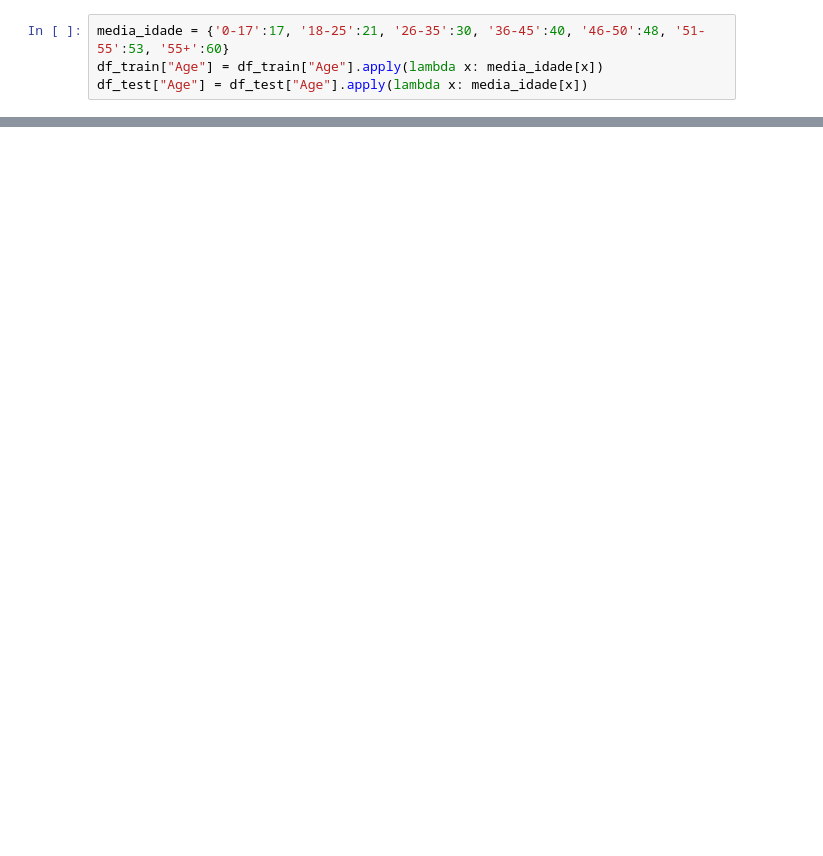
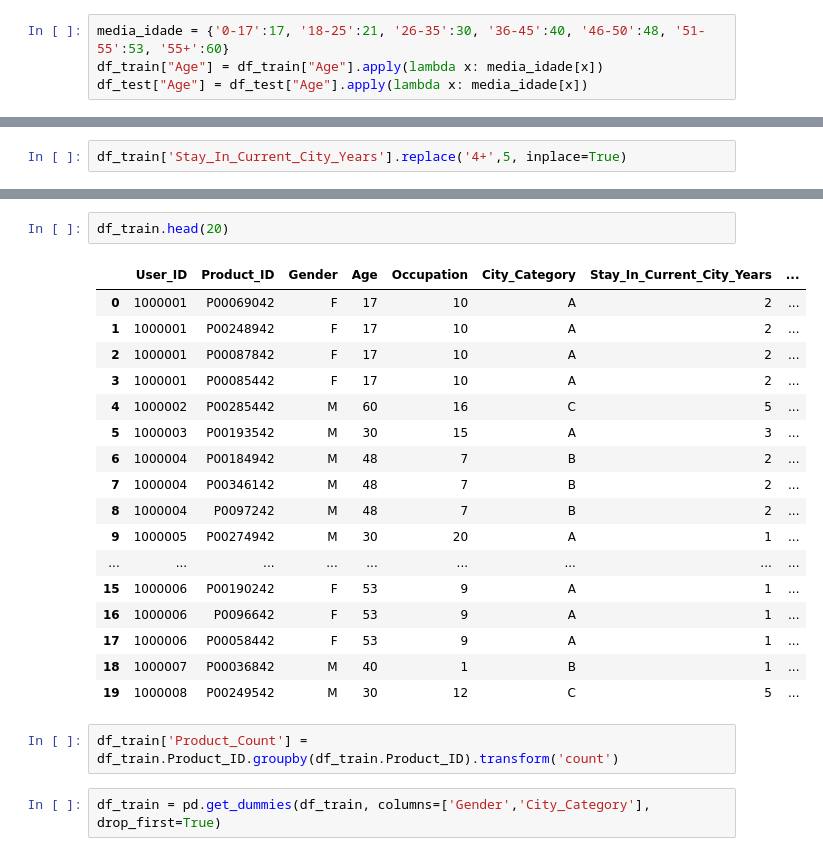
Before and after one commit to SauloCJ/Data_Science, a Jupyter notebook: Black_Friday/Black_friday_modelagem.ipynb, the cells around one changed output, grey strips where cells are left out. Drawn from its saved outputs; the diff is of its cells as text; blank space fills up the shorter version.

```diff
--- a/Black_Friday/Black_friday_modelagem.ipynb
+++ b/Black_Friday/Black_friday_modelagem.ipynb
@@ -226,0 +219,2 @@ df_test
+# %%
+df_train['Stay_In_Current_City_Years'].replace('4+',5, inplace=True)
@@ -226,0 +228,24 @@ df_test
+# %%
+df_train.head(20)
+# %% [output]
+|  | User_ID | Product_ID | Gender | Age | Occupation | City_Category | Stay_In_Current_City_Years | ... |
+| 0 | 1000001 | P00069042 | F | 17 | 10 | A | 2 | ... |
+| 1 | 1000001 | P00248942 | F | 17 | 10 | A | 2 | ... |
+| 2 | 1000001 | P00087842 | F | 17 | 10 | A | 2 | ... |
+| 3 | 1000001 | P00085442 | F | 17 | 10 | A | 2 | ... |
+| 4 | 1000002 | P00285442 | M | 60 | 16 | C | 5 | ... |
+| 5 | 1000003 | P00193542 | M | 30 | 15 | A | 3 | ... |
+| 6 | 1000004 | P00184942 | M | 48 | 7 | B | 2 | ... |
+| 7 | 1000004 | P00346142 | M | 48 | 7 | B | 2 | ... |
+| 8 | 1000004 | P0097242 | M | 48 | 7 | B | 2 | ... |
+| 9 | 1000005 | P00274942 | M | 30 | 20 | A | 1 | ... |
+| ... | ... | ... | ... | ... | ... | ... | ... | ... |
+| 15 | 1000006 | P00190242 | F | 53 | 9 | A | 1 | ... |
+| 16 | 1000006 | P0096642 | F | 53 | 9 | A | 1 | ... |
+| 17 | 1000006 | P00058442 | F | 53 | 9 | A | 1 | ... |
+| 18 | 1000007 | P00036842 | M | 40 | 1 | B | 1 | ... |
+| 19 | 1000008 | P00249542 | M | 30 | 12 | C | 5 | ... |
+# %%
+df_train['Product_Count'] = df_train.Product_ID.groupby(df_train.Product_ID).transform('count')
+# %%
+df_train = pd.get_dummies(df_train, columns=['Gender','City_Category'], drop_first=True)
```
Also changed, not shown: parts of 5 cells of this notebook, 1 other file.
